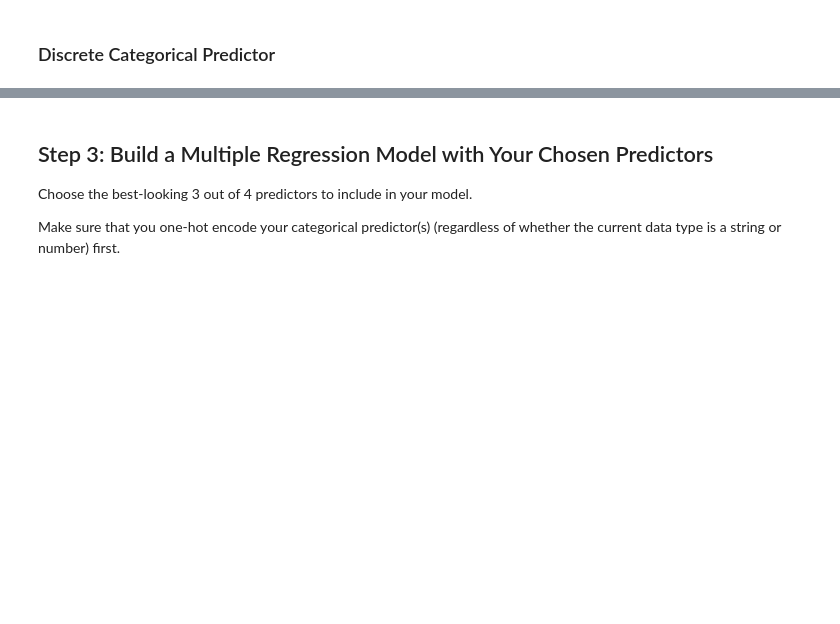
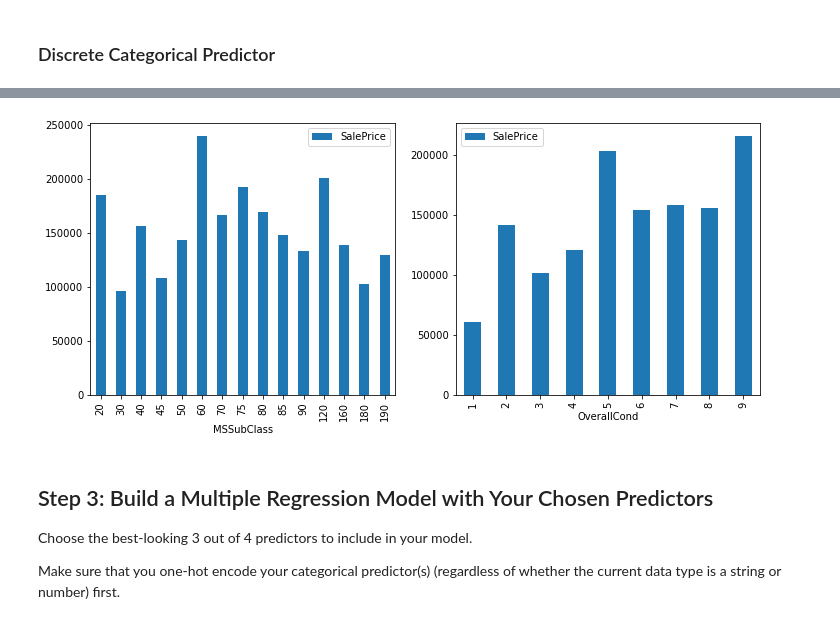
Before and after one commit to vnelima/dsc-categorical-variables-regression-lab, a Jupyter notebook: index.ipynb, the cells around one changed output, grey strips where cells are left out. Cells and saved outputs as stored; diff of their text form; code cells hidden in the pictures; blank space fills up the shorter version.

```diff
--- a/index.ipynb
+++ b/index.ipynb
@@ -187,0 +234,12 @@ data2.select_dtypes("number")
+# %%
+# Hmm, most of those with relatively few categories look like they are actually numeric
+
+# Let's actually go back to earlier, when we said that MSSubClass and OverallCond were
+# not numeric
+
+fig, (ax1, ax2) = plt.subplots(ncols=2, figsize=(12,5))
+
+data.groupby('MSSubClass').mean('MSSubClass').plot.bar(y='SalePrice', ax=ax1)
+data.groupby('OverallCond').mean('OverallCond').plot.bar(y='SalePrice', ax=ax2);
+# %% [output]
+[figure, added]
```
Also changed, not shown: parts of 22 cells of this notebook.
